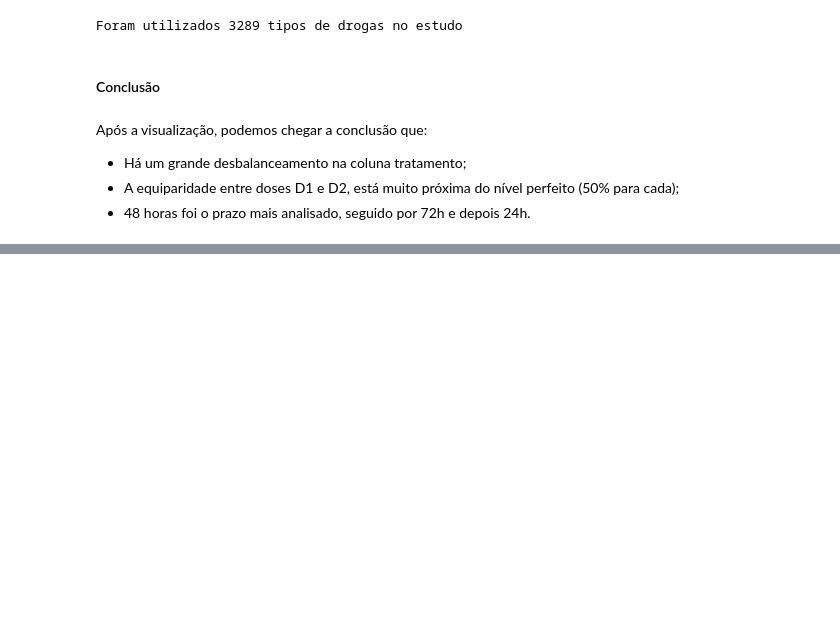
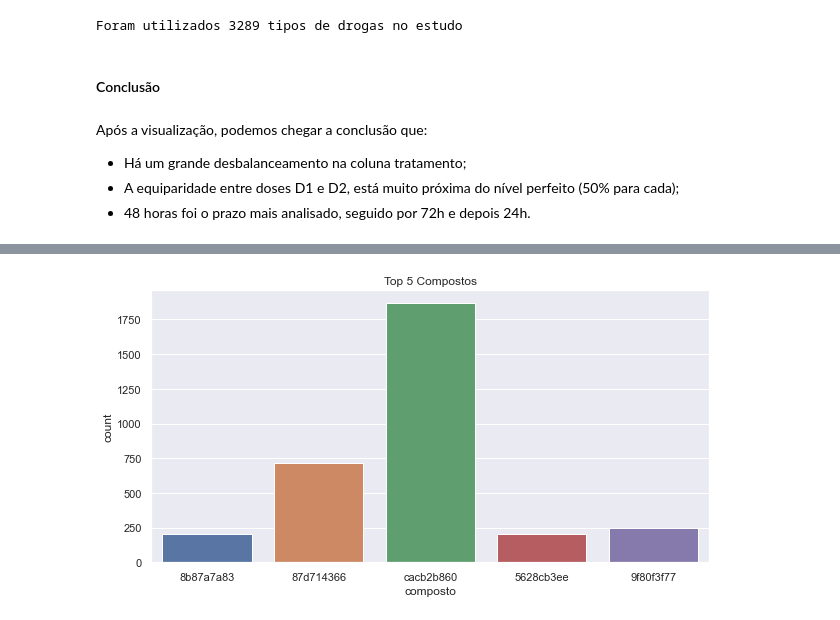
Before and after one commit to RicardoPreto/DataScience_Farmacia, a Jupyter notebook: Project.ipynb, the cells around one changed output, grey strips where cells are left out. Cells and saved outputs as stored; diff of their text form; code cells hidden in the pictures; blank space fills up the shorter version.

```diff
--- a/Project.ipynb
+++ b/Project.ipynb
@@ -149,0 +154,3 @@ Após a visualização, podemos chegar a conclusão que:
+# %%
+df = df.rename(columns={"droga":"composto"})
+print(df)
@@ -149,0 +203,11 @@ Após a visualização, podemos chegar a conclusão que:
+# %%
+# Gerar o gráfico de compostos
+sns.set()
+plt.figure(figsize=(10,5))
+ax = sns.countplot(x="composto", data=df.query("composto in @compostos"))
+ax.set_title("Top 5 Compostos")
+plt.show()
+# Gerar um gráfico para visualizar a distribuição do "g-0"
+df["g-0"].hist(bins=50)
+# %% [output]
+[figure, added]
```
Also changed, not shown: parts of 15 cells of this notebook.
